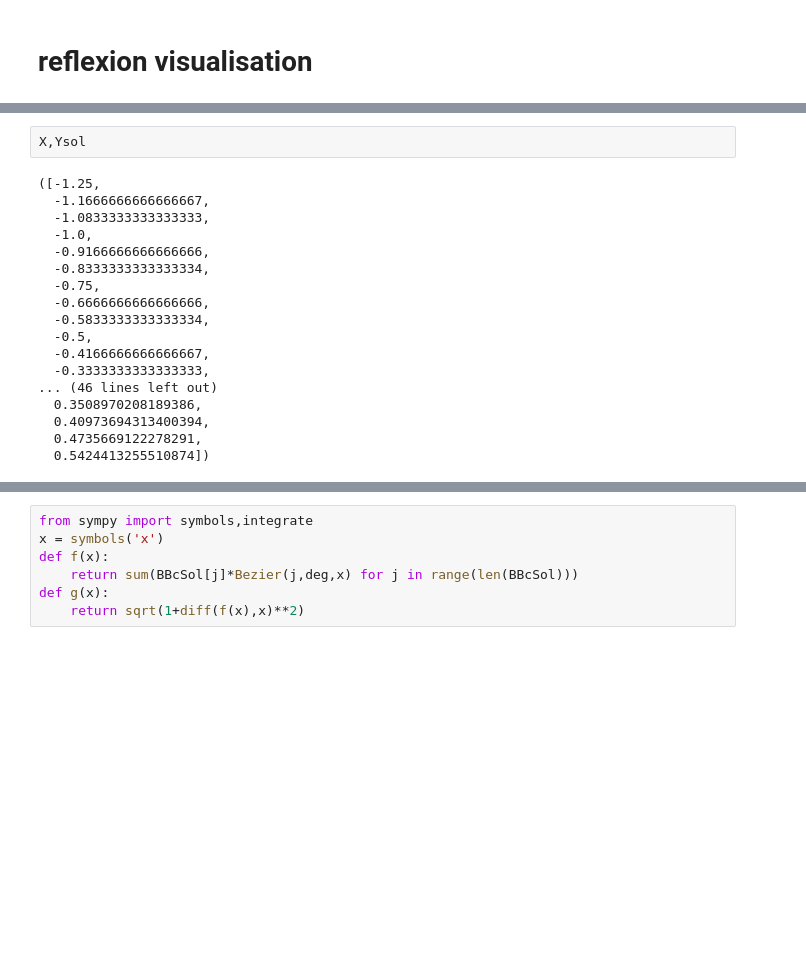
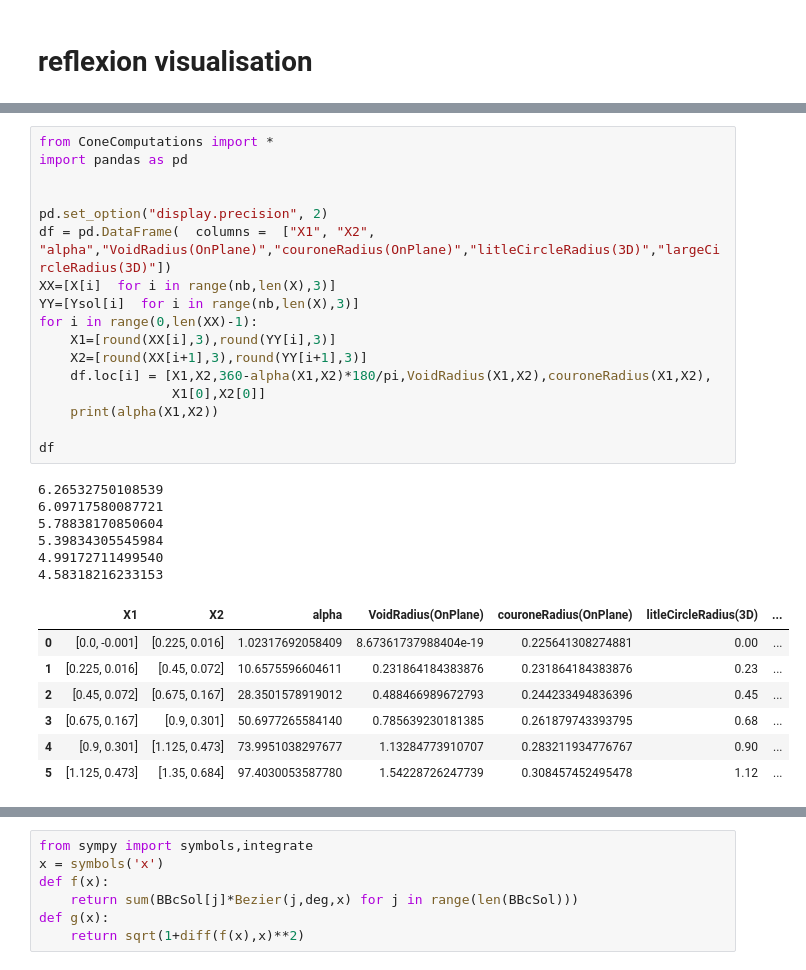
Before and after one commit to blidiaahmed/RayFocus, a Jupyter notebook: Bezier.ipynb, the cells around one changed output, grey strips where cells are left out. Cells and saved outputs as stored; diff of their text form; blank space fills up the shorter version.

```diff
--- a/Bezier.ipynb
+++ b/Bezier.ipynb
@@ -47,20 +54,31 @@ plt.savefig("largeGridRefrence.pdf")
-# %%
-X,Ysol
-# %% [output]
-([-1.25,
-  -1.1666666666666667,
-  -1.0833333333333333,
-  -1.0,
-  -0.9166666666666666,
-  -0.8333333333333334,
-  -0.75,
-  -0.6666666666666666,
-  -0.5833333333333334,
-  -0.5,
-  -0.4166666666666667,
-  -0.3333333333333333,
-... (46 lines left out)
-  0.3508970208189386,
-  0.40973694313400394,
-  0.4735669122278291,
-  0.5424413255510874])
+# %%
+from ConeComputations import *
+import pandas as pd
+
+
+pd.set_option("display.precision", 2)
+df = pd.DataFrame(  columns =  ["X1", "X2", "alpha","VoidRadius(OnPlane)","couroneRadius(OnPlane)","litleCircleRadius(3D)","largeCircleRadius(3D)"])
+XX=[X[i]  for i in range(nb,len(X),3)]
+YY=[Ysol[i]  for i in range(nb,len(X),3)]
+for i in range(0,len(XX)-1):
+    X1=[round(XX[i],3),round(YY[i],3)]
+    X2=[round(XX[i+1],3),round(YY[i+1],3)]
+    df.loc[i] = [X1,X2,360-alpha(X1,X2)*180/pi,VoidRadius(X1,X2),couroneRadius(X1,X2),
+                 X1[0],X2[0]]
+    print(alpha(X1,X2))
+
+df
+# %% [output]
+6.26532750108539
+6.09717580087721
+5.78838170850604
+5.39834305545984
+4.99172711499540
+4.58318216233153
+|  | X1 | X2 | alpha | VoidRadius(OnPlane) | couroneRadius(OnPlane) | litleCircleRadius(3D) | ... |
+| 0 | [0.0, -0.001] | [0.225, 0.016] | 1.02317692058409 | 8.67361737988404e-19 | 0.225641308274881 | 0.00 | ... |
+| 1 | [0.225, 0.016] | [0.45, 0.072] | 10.6575596604611 | 0.231864184383876 | 0.231864184383876 | 0.23 | ... |
+| 2 | [0.45, 0.072] | [0.675, 0.167] | 28.3501578919012 | 0.488466989672793 | 0.244233494836396 | 0.45 | ... |
+| 3 | [0.675, 0.167] | [0.9, 0.301] | 50.6977265584140 | 0.785639230181385 | 0.261879743393795 | 0.68 | ... |
+| 4 | [0.9, 0.301] | [1.125, 0.473] | 73.9951038297677 | 1.13284773910707 | 0.283211934776767 | 0.90 | ... |
+| 5 | [1.125, 0.473] | [1.35, 0.684] | 97.4030053587780 | 1.54228726247739 | 0.308457452495478 | 1.12 | ... |
```
Also changed, not shown: parts of 4 cells of this notebook, 4 other files.
